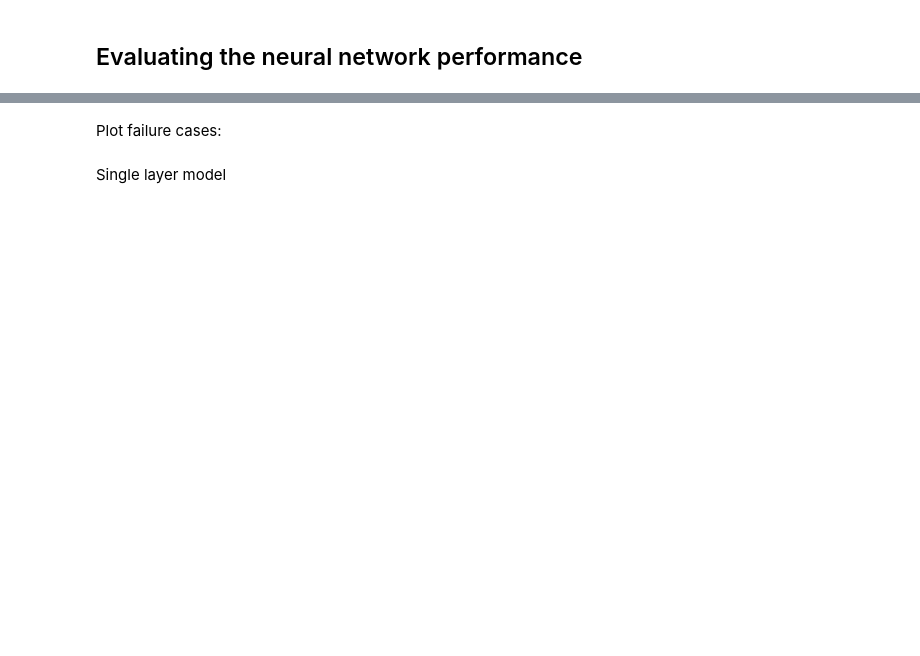
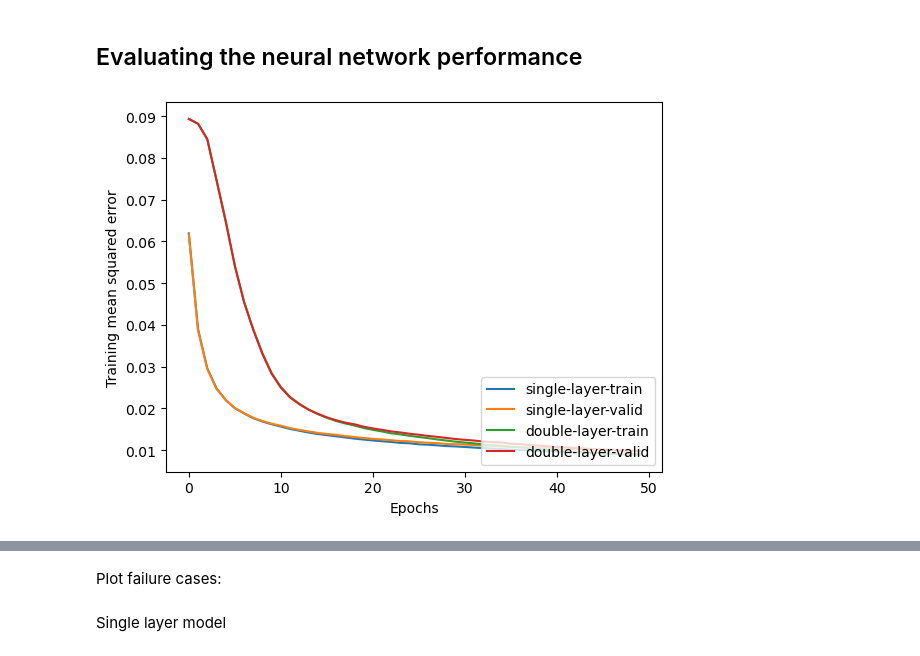
Before and after one commit to AvivBGU/Computational_Learning_ass_3, a Jupyter notebook: ch11_modified.ipynb, the cells around one changed output, grey strips where cells are left out. Drawn from its saved outputs; the diff is of its cells as text; code cells hidden in the pictures; blank space fills up the shorter version.

```diff
--- a/ch11_modified.ipynb
+++ b/ch11_modified.ipynb
@@ -40,10 +45,10 @@ Normalize to [-1, 1] range:
 X = ((X / 255.) - .5) * 2
 # %%
 X_temp, X_test, y_temp, y_test = train_test_split(
-    X, y, test_size=10000, random_state=RANDOM_SEED, stratify=y)
+    X, y, test_size=TRAIN_TEST_SPLIT, random_state=RANDOM_SEED, stratify=y)
 
 X_train, X_valid, y_train, y_valid = train_test_split(
-    X_temp, y_temp, test_size=5000, random_state=RANDOM_SEED, stratify=y_temp)
+    X_temp, y_temp, test_size=TRAIN_VALIDATION_SPLIT, random_state=RANDOM_SEED, stratify=y_temp)
 
 
 # optional to free up some memory by deleting non-used arrays:
@@ -262,6 +289,7 @@ def train(model, X_train, y_train, X_valid, y_valid, num_epochs,
     epoch_loss = []
     epoch_train_acc = []
     epoch_valid_acc = []
+    epoch_valid_loss = []
 
     for e in range(num_epochs):
 
@@ -295,16 +323,18 @@ def train(model, X_train, y_train, X_valid, y_valid, num_epochs,
         epoch_train_acc.append(train_acc)
         epoch_valid_acc.append(valid_acc)
         epoch_loss.append(train_mse)
+        epoch_valid_loss.append(valid_mse)
 
         print(f'Epoch: {e+1:03d}/{num_epochs:03d} '
-              f'| Train MSE: {train_mse:.2f} '
-              f'| Train Acc: {train_acc:.2f}% '
-              f'| Valid Acc: {valid_acc:.2f}%')
-    return epoch_loss, epoch_train_acc, epoch_valid_acc
+              f'| Train MSE: {train_mse:.5f} '
+              f'| Train Acc: {train_acc:.5f}% '
+              f'| Valid Acc: {valid_acc:.5f}% '
+              f'| Valid Loss: {valid_mse:.5f}')
+    return epoch_loss, epoch_valid_loss, epoch_train_acc, epoch_valid_acc
 # %%
 np.random.seed(RANDOM_SEED) # for the training set shuffling
 # %%
 print('Training single layer model...')
-single_layer_epoch_loss, single_layer_epoch_train_acc, single_layer_epoch_valid_acc = train(
+single_layer_epoch_loss, single_layer_epoch_valid_loss, single_layer_epoch_train_acc, single_layer_epoch_valid_acc = train(
     single_layer_model, X_train, y_train, X_valid, y_valid,
     num_epochs=NUM_EPOCHS, learning_rate=LEARNING_RATE)
@@ -311,5 +359,5 @@ single_layer_epoch_loss, single_layer_epoch_train_acc, single_layer_epoch_valid_
 # %%
 print('Training double layer model...')
-double_layer_epoch_loss, double_layer_epoch_train_acc, double_layer_epoch_valid_acc = train(
+double_layer_epoch_loss, double_layer_epoch_valid_loss,double_layer_epoch_train_acc, double_layer_epoch_valid_acc = train(
     multi_layer_model, X_train, y_train, X_valid, y_valid,
     num_epochs=NUM_EPOCHS, learning_rate=LEARNING_RATE)
@@ -317,12 +383,16 @@ double_layer_epoch_loss, double_layer_epoch_train_acc, double_layer_epoch_valid_
 ## Evaluating the neural network performance
 # %%
 plt.figure()
-plt.plot(range(len(single_layer_epoch_loss)), single_layer_epoch_loss, label="single-layer")
-plt.plot(range(len(double_layer_epoch_loss)), double_layer_epoch_loss, label="double-layer")
+plt.plot(range(len(single_layer_epoch_loss)), single_layer_epoch_loss, label="single-layer-train")
+plt.plot(range(len(single_layer_epoch_valid_loss)), single_layer_epoch_valid_loss, label="single-layer-valid")
+plt.plot(range(len(double_layer_epoch_loss)), double_layer_epoch_loss, label="double-layer-train")
+plt.plot(range(len(double_layer_epoch_valid_loss)), double_layer_epoch_valid_loss, label="double-layer-valid")
 plt.ylabel("Training mean squared error")
-plt.xlabel("Epoch")
-plt.legend()
+plt.xlabel("Epochs")
+plt.legend(loc="lower right")
 plt.show()
+# %% [output]
+[figure, added]
 # %%
 plt.figure()
 
```
Also changed, not shown: parts of 25 cells of this notebook.
